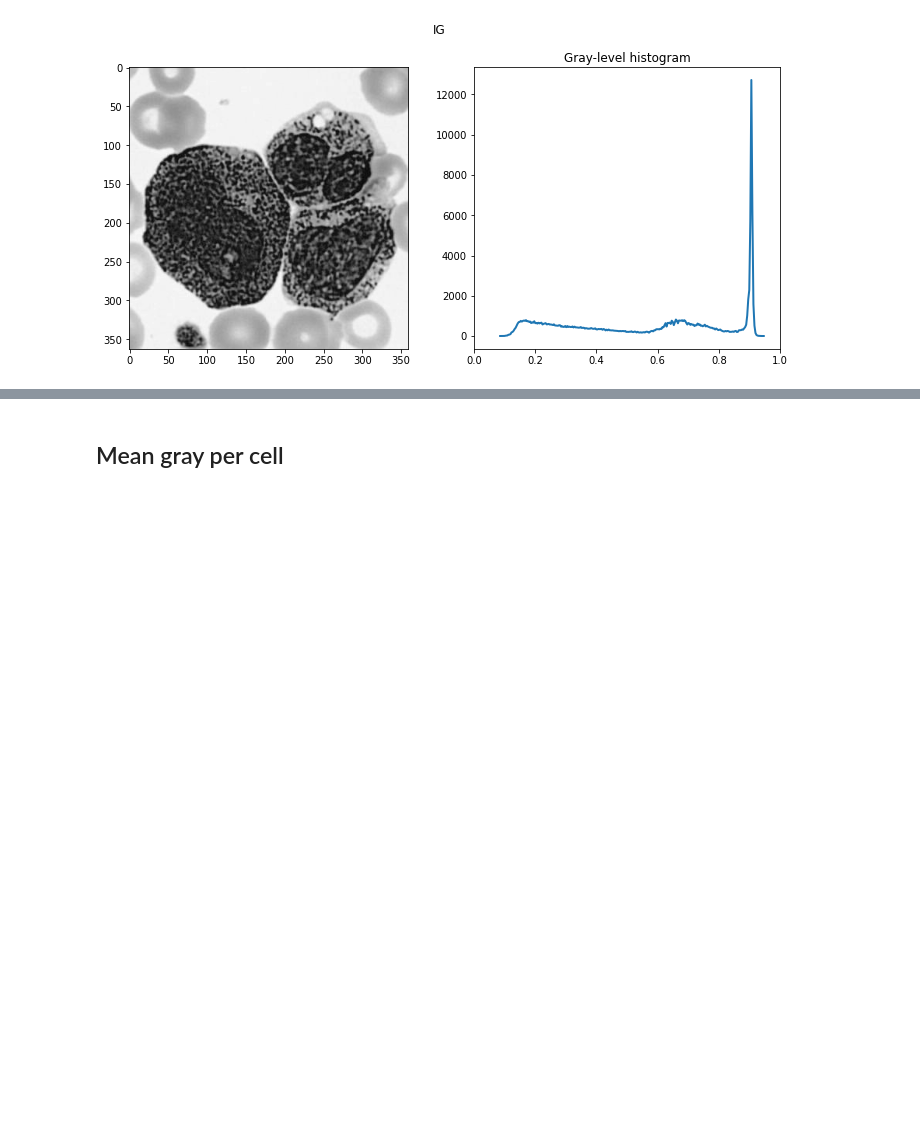
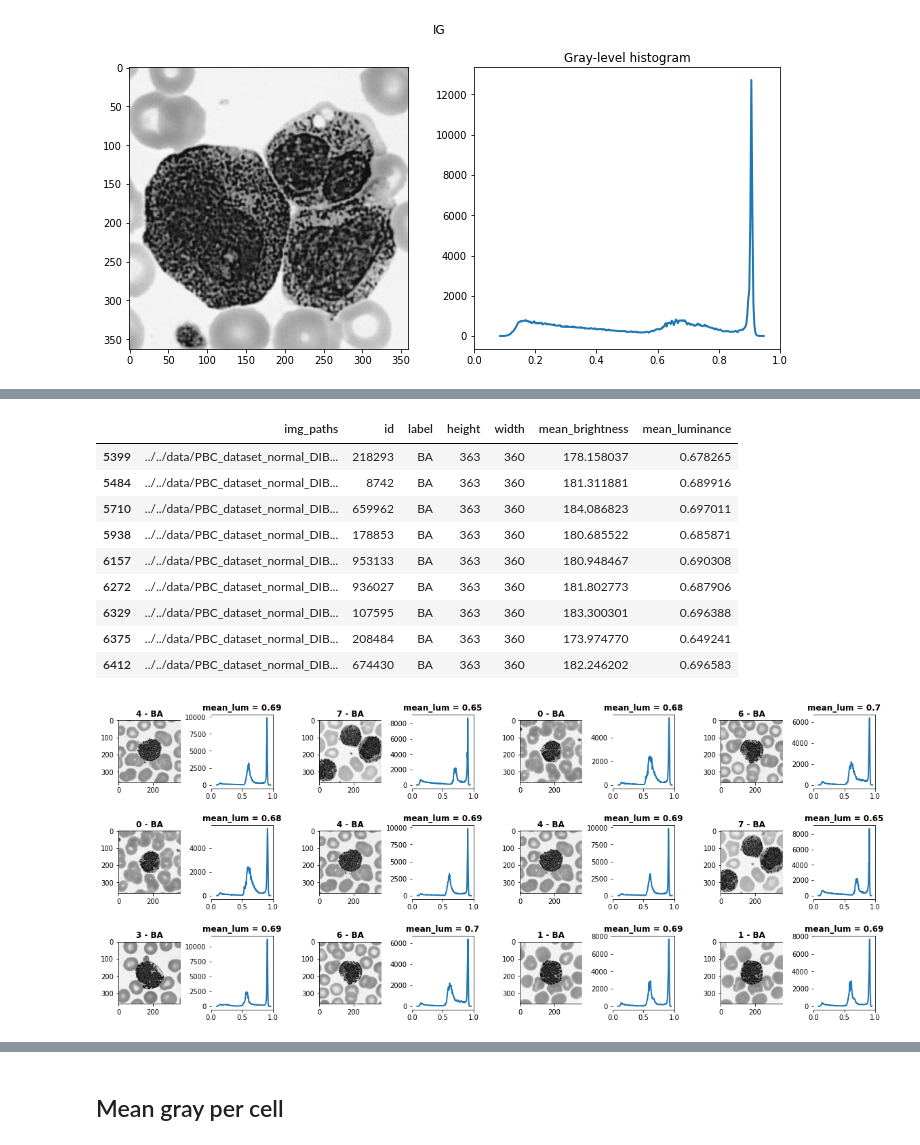
Before and after one commit to Marie-anneMawhin/Leukopy, a Jupyter notebook: notebooks/EDA/EDA_mean_gray.ipynb, the cells around one changed output, grey strips where cells are left out. Cells and saved outputs as stored; diff of their text form; code cells hidden in the pictures; blank space fills up the shorter version.

```diff
--- a/notebooks/EDA/EDA_mean_gray.ipynb
+++ b/notebooks/EDA/EDA_mean_gray.ipynb
@@ -139,0 +204,14 @@ gray_test, histo, histo_centers, fig = plot_gray(df.mean_luminance.argmin(), plo
+# %%
+mo_grid = plot_on_grid_by_cell('BA', outliers=True)
+# %% [output]
+|  | img_paths | id | label | height | width | mean_brightness | mean_luminance |
+| 5399 | ../../data/PBC_dataset_normal_DIB... | 218293 | BA | 363 | 360 | 178.158037 | 0.678265 |
+| 5484 | ../../data/PBC_dataset_normal_DIB... | 8742 | BA | 363 | 360 | 181.311881 | 0.689916 |
+| 5710 | ../../data/PBC_dataset_normal_DIB... | 659962 | BA | 363 | 360 | 184.086823 | 0.697011 |
+| 5938 | ../../data/PBC_dataset_normal_DIB... | 178853 | BA | 363 | 360 | 180.685522 | 0.685871 |
+| 6157 | ../../data/PBC_dataset_normal_DIB... | 953133 | BA | 363 | 360 | 180.948467 | 0.690308 |
+| 6272 | ../../data/PBC_dataset_normal_DIB... | 936027 | BA | 363 | 360 | 181.802773 | 0.687906 |
+| 6329 | ../../data/PBC_dataset_normal_DIB... | 107595 | BA | 363 | 360 | 183.300301 | 0.696388 |
+| 6375 | ../../data/PBC_dataset_normal_DIB... | 208484 | BA | 363 | 360 | 173.974770 | 0.649241 |
+| 6412 | ../../data/PBC_dataset_normal_DIB... | 674430 | BA | 363 | 360 | 182.246202 | 0.696583 |
+[figure, added]
```
Also changed, not shown: parts of 12 cells of this notebook, 1 other file.
